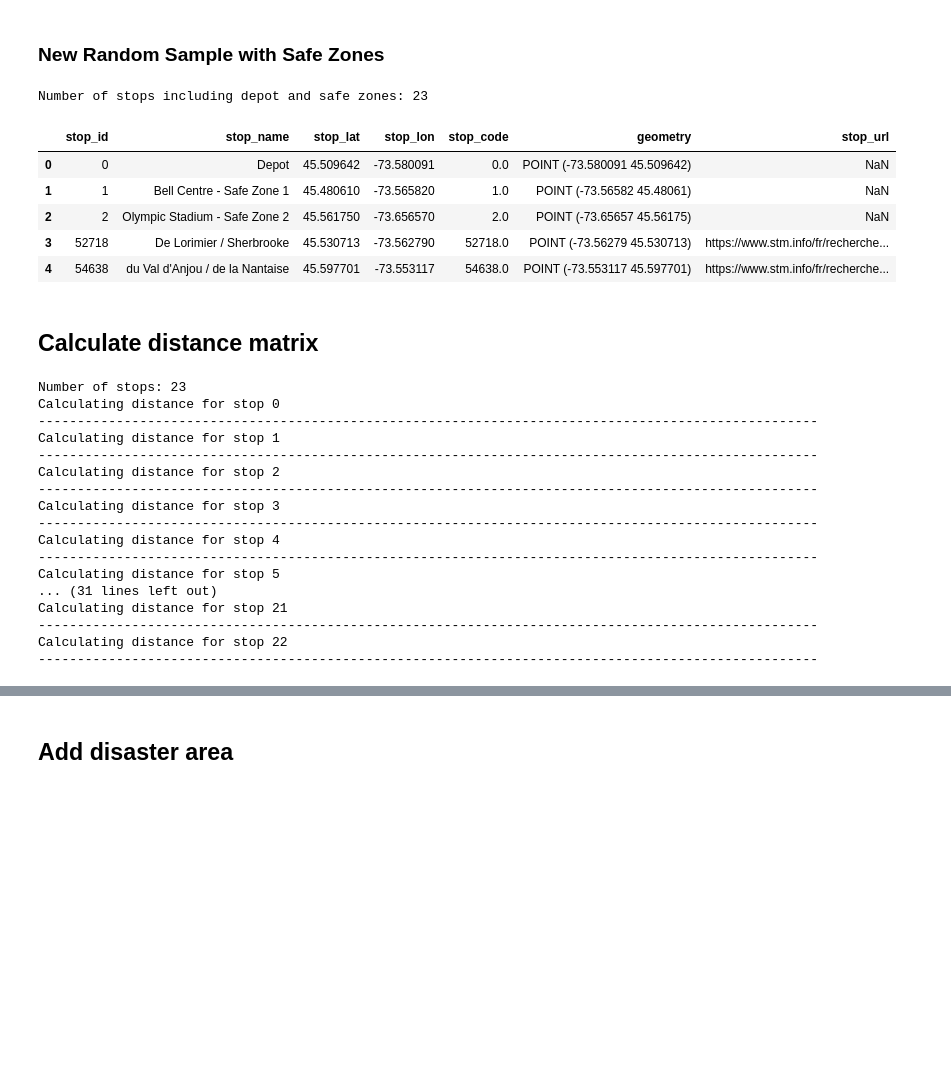
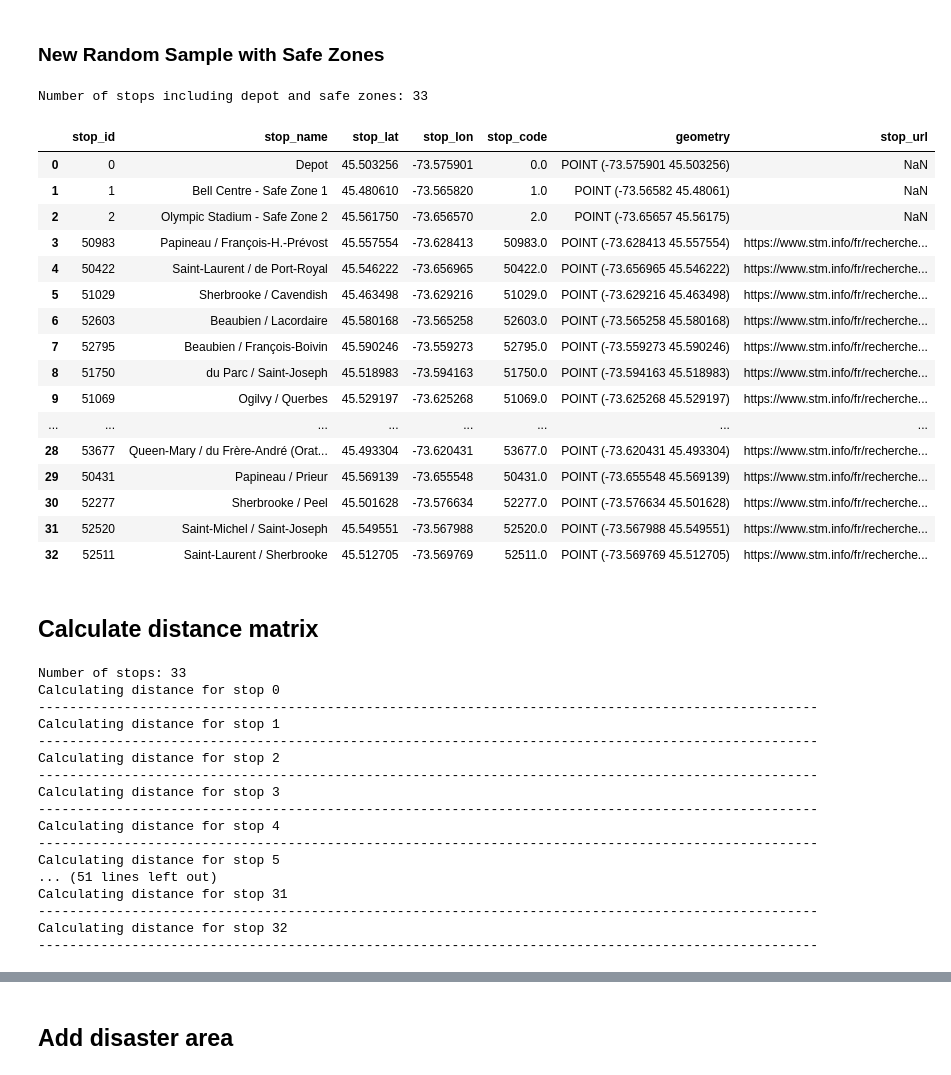
Before and after one commit to lakshyaag/Route-Optimization-STM, a Jupyter notebook: Safe Zone Problem Extension-Cleaned-Final.ipynb, the cells around one changed output, grey strips where cells are left out. Saved outputs shown, nothing was run; the diff lists cells and outputs as text; code cells hidden in the pictures; blank space fills up the shorter version.

```diff
--- a/Safe Zone Problem Extension-Cleaned-Final.ipynb
+++ b/Safe Zone Problem Extension-Cleaned-Final.ipynb
@@ -87,7 +87,7 @@ segments[["route_id", "start_stop_id", "end_stop_id"]] = segments[
     ["route_id", "start_stop_id", "end_stop_id"]
 ].astype(str)
 
-routes = ["24", "51", "67", "18", "33", "45", "80"]
+routes = ["24", "51", "67", "18", "105", "45", "80", "55"]
 
 stops_df_gpd = get_stops_on_route(routes, segments, stops)
 # %% [output]
@@ -141,36 +141,47 @@ def add_depot_and_safe_zones(lat: float, lon: float, stops_df: pd.DataFrame, saf
 ### New Random Sample with Safe Zones
 # %%
 # Sample a random subset of stops
-random_stops_df_gpd = stops_df_gpd.sample(n=20, random_state=5)
+random_stops_df_gpd = stops_df_gpd.sample(n=30, random_state=662)
 
 # Define your safe zones DataFrame
 safe_zones_data = {
     "stop_id": ["1", "2"],
     "stop_name": ["Bell Centre - Safe Zone 1", "Olympic Stadium - Safe Zone 2"],
     "stop_lat": [45.480610, 45.561750],
     "stop_lon": [-73.565820, -73.656570],
     "stop_code": [1.0, 2.0],
 }
 
 safe_zones_df = pd.DataFrame(safe_zones_data)
 safe_zones_df["geometry"] = [Point(lon, lat) for lat, lon in zip(safe_zones_df.stop_lat, safe_zones_df.stop_lon)]
 
 # Use the modified function to add the depot and safe zones
-depot_lat = 45.509642  # Depot latitude
-depot_lon = -73.580091  # Depot longitude
+depot_lat = 45.503256  # Depot latitude
+depot_lon = -73.575901  # Depot longitude
 depot, random_stops_df_gpd = add_depot_and_safe_zones(depot_lat, depot_lon, random_stops_df_gpd, safe_zones_df)
 
 # Now 'updated_random_stops_df_gpd' includes the depot, safe zones, and the random subset of stops
 print(f"Number of stops including depot and safe zones: {len(random_stops_df_gpd)}")
-display(random_stops_df_gpd.head())
+display(random_stops_df_gpd)
 # %% [output]
-Number of stops including depot and safe zones: 23
+Number of stops including depot and safe zones: 33
 |  | stop_id | stop_name | stop_lat | stop_lon | stop_code | geometry | stop_url |
-| 0 | 0 | Depot | 45.509642 | -73.580091 | 0.0 | POINT (-73.580091 45.509642) | NaN |
+| 0 | 0 | Depot | 45.503256 | -73.575901 | 0.0 | POINT (-73.575901 45.503256) | NaN |
 | 1 | 1 | Bell Centre - Safe Zone 1 | 45.480610 | -73.565820 | 1.0 | POINT (-73.56582 45.48061) | NaN |
 | 2 | 2 | Olympic Stadium - Safe Zone 2 | 45.561750 | -73.656570 | 2.0 | POINT (-73.65657 45.56175) | NaN |
-| 3 | 52718 | De Lorimier / Sherbrooke | 45.530713 | -73.562790 | 52718.0 | POINT (-73.56279 45.530713) | https://www.stm.info/fr/recherche... |
-| 4 | 54638 | du Val d'Anjou / de la Nantaise | 45.597701 | -73.553117 | 54638.0 | POINT (-73.553117 45.597701) | https://www.stm.info/fr/recherche... |
+| 3 | 50983 | Papineau / François-H.-Prévost | 45.557554 | -73.628413 | 50983.0 | POINT (-73.628413 45.557554) | https://www.stm.info/fr/recherche... |
+| 4 | 50422 | Saint-Laurent / de Port-Royal | 45.546222 | -73.656965 | 50422.0 | POINT (-73.656965 45.546222) | https://www.stm.info/fr/recherche... |
+| 5 | 51029 | Sherbrooke / Cavendish | 45.463498 | -73.629216 | 51029.0 | POINT (-73.629216 45.463498) | https://www.stm.info/fr/recherche... |
+| 6 | 52603 | Beaubien / Lacordaire | 45.580168 | -73.565258 | 52603.0 | POINT (-73.565258 45.580168) | https://www.stm.info/fr/recherche... |
+| 7 | 52795 | Beaubien / François-Boivin | 45.590246 | -73.559273 | 52795.0 | POINT (-73.559273 45.590246) | https://www.stm.info/fr/recherche... |
+| 8 | 51750 | du Parc / Saint-Joseph | 45.518983 | -73.594163 | 51750.0 | POINT (-73.594163 45.518983) | https://www.stm.info/fr/recherche... |
+| 9 | 51069 | Ogilvy / Querbes | 45.529197 | -73.625268 | 51069.0 | POINT (-73.625268 45.529197) | https://www.stm.info/fr/recherche... |
+| ... | ... | ... | ... | ... | ... | ... | ... |
+| 28 | 53677 | Queen-Mary / du Frère-André (Orat... | 45.493304 | -73.620431 | 53677.0 | POINT (-73.620431 45.493304) | https://www.stm.info/fr/recherche... |
+| 29 | 50431 | Papineau / Prieur | 45.569139 | -73.655548 | 50431.0 | POINT (-73.655548 45.569139) | https://www.stm.info/fr/recherche... |
+| 30 | 52277 | Sherbrooke / Peel | 45.501628 | -73.576634 | 52277.0 | POINT (-73.576634 45.501628) | https://www.stm.info/fr/recherche... |
+| 31 | 52520 | Saint-Michel / Saint-Joseph | 45.549551 | -73.567988 | 52520.0 | POINT (-73.567988 45.549551) | https://www.stm.info/fr/recherche... |
+| 32 | 52511 | Saint-Laurent / Sherbrooke | 45.512705 | -73.569769 | 52511.0 | POINT (-73.569769 45.512705) | https://www.stm.info/fr/recherche... |
 # %% [markdown]
 ## Calculate distance matrix
 # %%
@@ -207,9 +218,9 @@ distance_matrix = pd.DataFrame(
     index=random_stops_df_gpd.stop_id,
 )
 
-distance_matrix.to_json("distance_matrix.json")
+distance_matrix.to_json("distance_matrix_extension.json")
 # %% [output]
-Number of stops: 23
+Number of stops: 33
 Calculating distance for stop 0
 ----------------------------------------------------------------------------------------------------
 Calculating distance for stop 1
@@ -221,10 +232,10 @@ Calculating distance for stop 3
 Calculating distance for stop 4
 ----------------------------------------------------------------------------------------------------
 Calculating distance for stop 5
-... (31 lines left out)
-Calculating distance for stop 21
+... (51 lines left out)
+Calculating distance for stop 31
 ----------------------------------------------------------------------------------------------------
-Calculating distance for stop 22
+Calculating distance for stop 32
 ----------------------------------------------------------------------------------------------------
 # %%
 def get_distance_matrix(stops_df: pd.DataFrame, G: nx.Graph):
```
Also changed, not shown: parts of 15 cells of this notebook, 20 other files.
